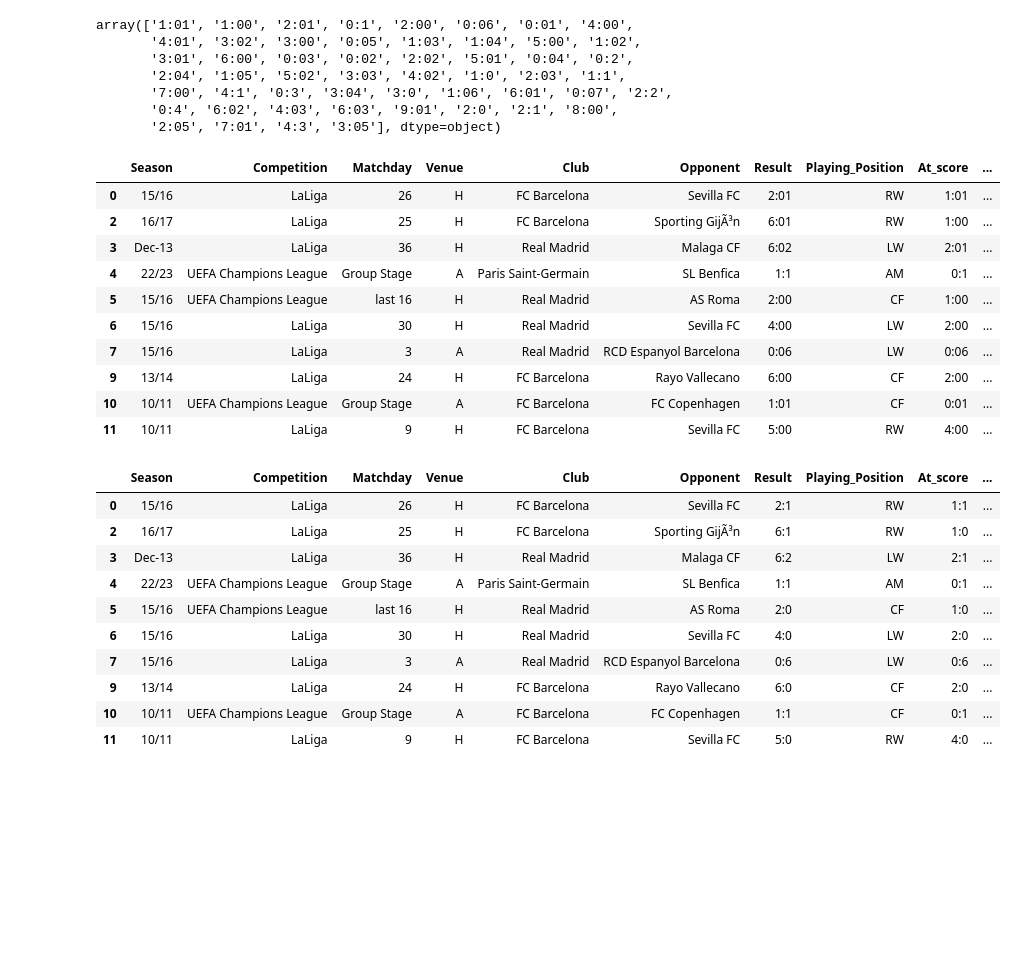
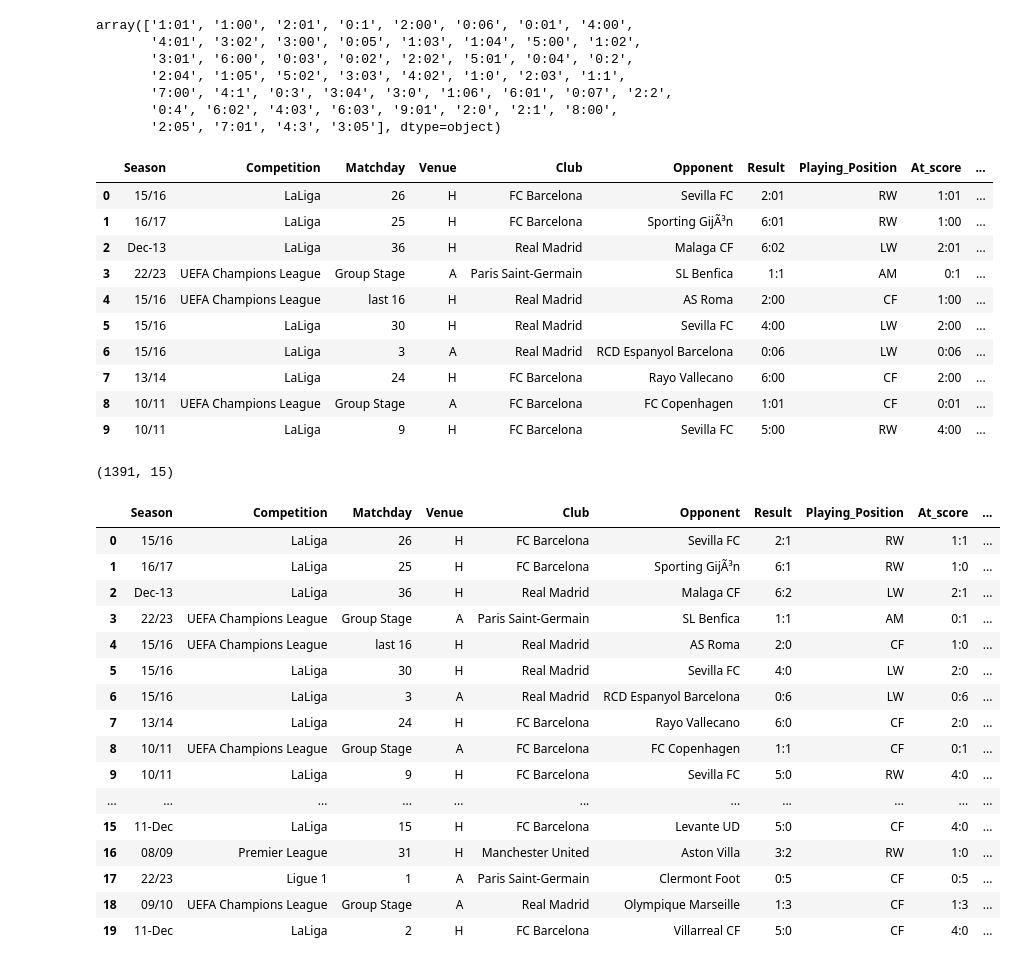
Before and after one commit to SmayanKulkarni/Smayan_Kulkarni_S4DS, a Jupyter notebook: notebooks/FIFA-Task2_2.ipynb, the cells around one changed output. Cells and saved outputs as stored; diff of their text form; code cells hidden in the pictures; blank space fills up the shorter version.

```diff
--- a/notebooks/FIFA-Task2_2.ipynb
+++ b/notebooks/FIFA-Task2_2.ipynb
@@ -483,3 +499,6 @@ df.head(20)
 | 21 | 22/23 | Ligue 1 | 1 | A | Paris Saint-Germain | Clermont Foot | O:O5 | CF | O:O5 | ... |
 | 22 | O9/1O | UEFA Champions League | Group Stage | A | Real Madrid | Olympique Marseille | 1:O3 | CF | 1:O3 | ... |
 | 23 | 11-Dec | LaLiga | 2 | H | FC Barcelona | Villarreal CF | 5:OO | CF | 4:OO | ... |
+# %%
+df = df.reset_index()
+df.drop('index', inplace=True, axis=1)
@@ -548,15 +571,15 @@ df.head(10)
 # %% [output]
 |  | Season | Competition | Matchday | Venue | Club | Opponent | Result | Playing_Position | At_score | ... |
 | 0 | 15/16 | LaLiga | 26 | H | FC Barcelona | Sevilla FC | 2:01 | RW | 1:01 | ... |
-| 2 | 16/17 | LaLiga | 25 | H | FC Barcelona | Sporting GijÃ³n | 6:01 | RW | 1:00 | ... |
-| 3 | Dec-13 | LaLiga | 36 | H | Real Madrid | Malaga CF | 6:02 | LW | 2:01 | ... |
-| 4 | 22/23 | UEFA Champions League | Group Stage | A | Paris Saint-Germain | SL Benfica | 1:1 | AM | 0:1 | ... |
-| 5 | 15/16 | UEFA Champions League | last 16 | H | Real Madrid | AS Roma | 2:00 | CF | 1:00 | ... |
-| 6 | 15/16 | LaLiga | 30 | H | Real Madrid | Sevilla FC | 4:00 | LW | 2:00 | ... |
-| 7 | 15/16 | LaLiga | 3 | A | Real Madrid | RCD Espanyol Barcelona | 0:06 | LW | 0:06 | ... |
-| 9 | 13/14 | LaLiga | 24 | H | FC Barcelona | Rayo Vallecano | 6:00 | CF | 2:00 | ... |
-| 10 | 10/11 | UEFA Champions League | Group Stage | A | FC Barcelona | FC Copenhagen | 1:01 | CF | 0:01 | ... |
-| 11 | 10/11 | LaLiga | 9 | H | FC Barcelona | Sevilla FC | 5:00 | RW | 4:00 | ... |
+| 1 | 16/17 | LaLiga | 25 | H | FC Barcelona | Sporting GijÃ³n | 6:01 | RW | 1:00 | ... |
+| 2 | Dec-13 | LaLiga | 36 | H | Real Madrid | Malaga CF | 6:02 | LW | 2:01 | ... |
+| 3 | 22/23 | UEFA Champions League | Group Stage | A | Paris Saint-Germain | SL Benfica | 1:1 | AM | 0:1 | ... |
+| 4 | 15/16 | UEFA Champions League | last 16 | H | Real Madrid | AS Roma | 2:00 | CF | 1:00 | ... |
+| 5 | 15/16 | LaLiga | 30 | H | Real Madrid | Sevilla FC | 4:00 | LW | 2:00 | ... |
+| 6 | 15/16 | LaLiga | 3 | A | Real Madrid | RCD Espanyol Barcelona | 0:06 | LW | 0:06 | ... |
+| 7 | 13/14 | LaLiga | 24 | H | FC Barcelona | Rayo Vallecano | 6:00 | CF | 2:00 | ... |
+| 8 | 10/11 | UEFA Champions League | Group Stage | A | FC Barcelona | FC Copenhagen | 1:01 | CF | 0:01 | ... |
+| 9 | 10/11 | LaLiga | 9 | H | FC Barcelona | Sevilla FC | 5:00 | RW | 4:00 | ... |
 # %%
 # Used assistance of google gemini to define this function
 def convert_format(score):
@@ -566,17 +589,27 @@ def convert_format(score):
 
 df['Result'] = df['Result'].apply(convert_format)
 df['At_score'] = df['At_score'].apply(convert_format)
+# %%
+df.shape
+# %% [output]
+(1391, 15)
 # %%
-df.head(10)
+df.head(20)
 # %% [output]
 |  | Season | Competition | Matchday | Venue | Club | Opponent | Result | Playing_Position | At_score | ... |
 | 0 | 15/16 | LaLiga | 26 | H | FC Barcelona | Sevilla FC | 2:1 | RW | 1:1 | ... |
-| 2 | 16/17 | LaLiga | 25 | H | FC Barcelona | Sporting GijÃ³n | 6:1 | RW | 1:0 | ... |
-| 3 | Dec-13 | LaLiga | 36 | H | Real Madrid | Malaga CF | 6:2 | LW | 2:1 | ... |
-| 4 | 22/23 | UEFA Champions League | Group Stage | A | Paris Saint-Germain | SL Benfica | 1:1 | AM | 0:1 | ... |
-| 5 | 15/16 | UEFA Champions League | last 16 | H | Real Madrid | AS Roma | 2:0 | CF | 1:0 | ... |
-| 6 | 15/16 | LaLiga | 30 | H | Real Madrid | Sevilla FC | 4:0 | LW | 2:0 | ... |
-| 7 | 15/16 | LaLiga | 3 | A | Real Madrid | RCD Espanyol Barcelona | 0:6 | LW | 0:6 | ... |
-| 9 | 13/14 | LaLiga | 24 | H | FC Barcelona | Rayo Vallecano | 6:0 | CF | 2:0 | ... |
-| 10 | 10/11 | UEFA Champions League | Group Stage | A | FC Barcelona | FC Copenhagen | 1:1 | CF | 0:1 | ... |
-| 11 | 10/11 | LaLiga | 9 | H | FC Barcelona | Sevilla FC | 5:0 | RW | 4:0 | ... |
+| 1 | 16/17 | LaLiga | 25 | H | FC Barcelona | Sporting GijÃ³n | 6:1 | RW | 1:0 | ... |
+| 2 | Dec-13 | LaLiga | 36 | H | Real Madrid | Malaga CF | 6:2 | LW | 2:1 | ... |
+| 3 | 22/23 | UEFA Champions League | Group Stage | A | Paris Saint-Germain | SL Benfica | 1:1 | AM | 0:1 | ... |
+| 4 | 15/16 | UEFA Champions League | last 16 | H | Real Madrid | AS Roma | 2:0 | CF | 1:0 | ... |
+| 5 | 15/16 | LaLiga | 30 | H | Real Madrid | Sevilla FC | 4:0 | LW | 2:0 | ... |
+| 6 | 15/16 | LaLiga | 3 | A | Real Madrid | RCD Espanyol Barcelona | 0:6 | LW | 0:6 | ... |
+| 7 | 13/14 | LaLiga | 24 | H | FC Barcelona | Rayo Vallecano | 6:0 | CF | 2:0 | ... |
+| 8 | 10/11 | UEFA Champions League | Group Stage | A | FC Barcelona | FC Copenhagen | 1:1 | CF | 0:1 | ... |
+| 9 | 10/11 | LaLiga | 9 | H | FC Barcelona | Sevilla FC | 5:0 | RW | 4:0 | ... |
+| ... | ... | ... | ... | ... | ... | ... | ... | ... | ... | ... |
+| 15 | 11-Dec | LaLiga | 15 | H | FC Barcelona | Levante UD | 5:0 | CF | 4:0 | ... |
+| 16 | 08/09 | Premier League | 31 | H | Manchester United | Aston Villa | 3:2 | RW | 1:0 | ... |
+| 17 | 22/23 | Ligue 1 | 1 | A | Paris Saint-Germain | Clermont Foot | 0:5 | CF | 0:5 | ... |
+| 18 | 09/10 | UEFA Champions League | Group Stage | A | Real Madrid | Olympique Marseille | 1:3 | CF | 1:3 | ... |
+| 19 | 11-Dec | LaLiga | 2 | H | FC Barcelona | Villarreal CF | 5:0 | CF | 4:0 | ... |
```
Also changed, not shown: parts of 7 cells of this notebook.
